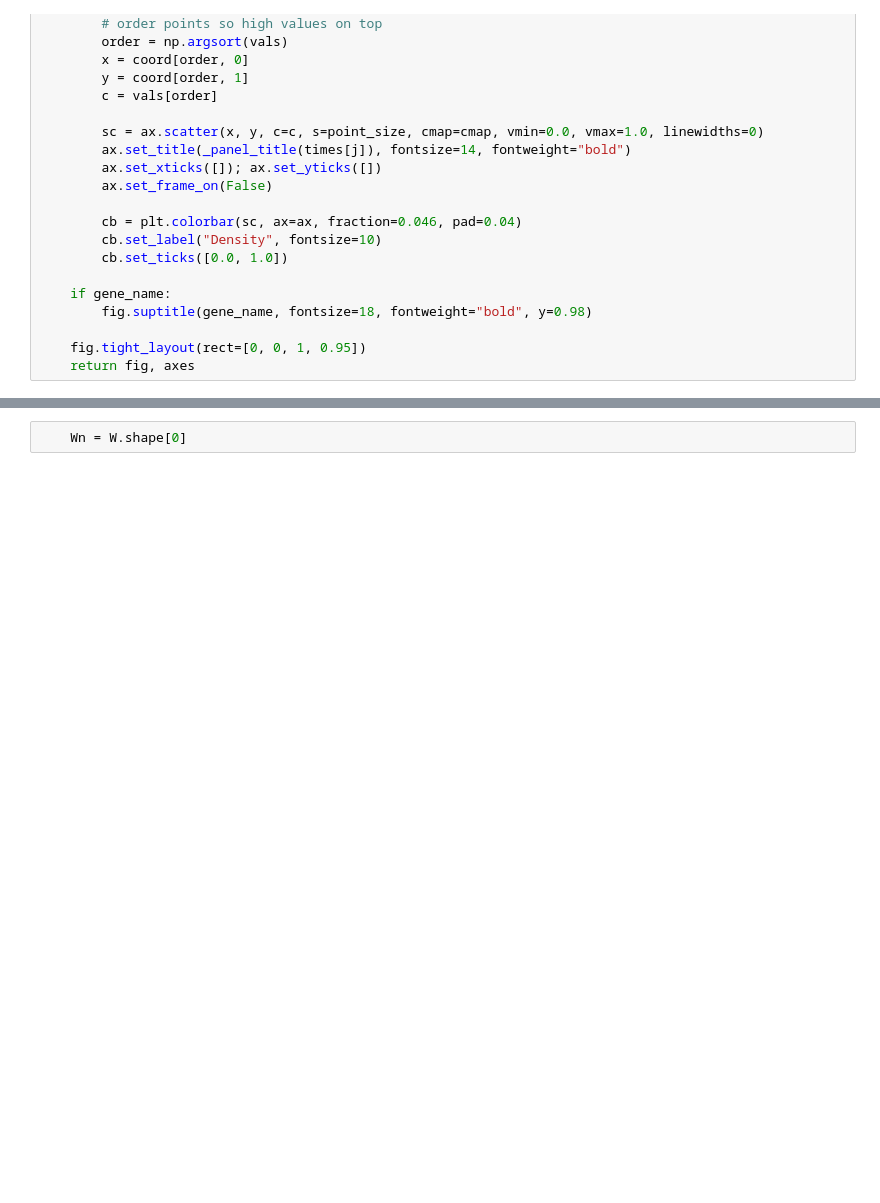
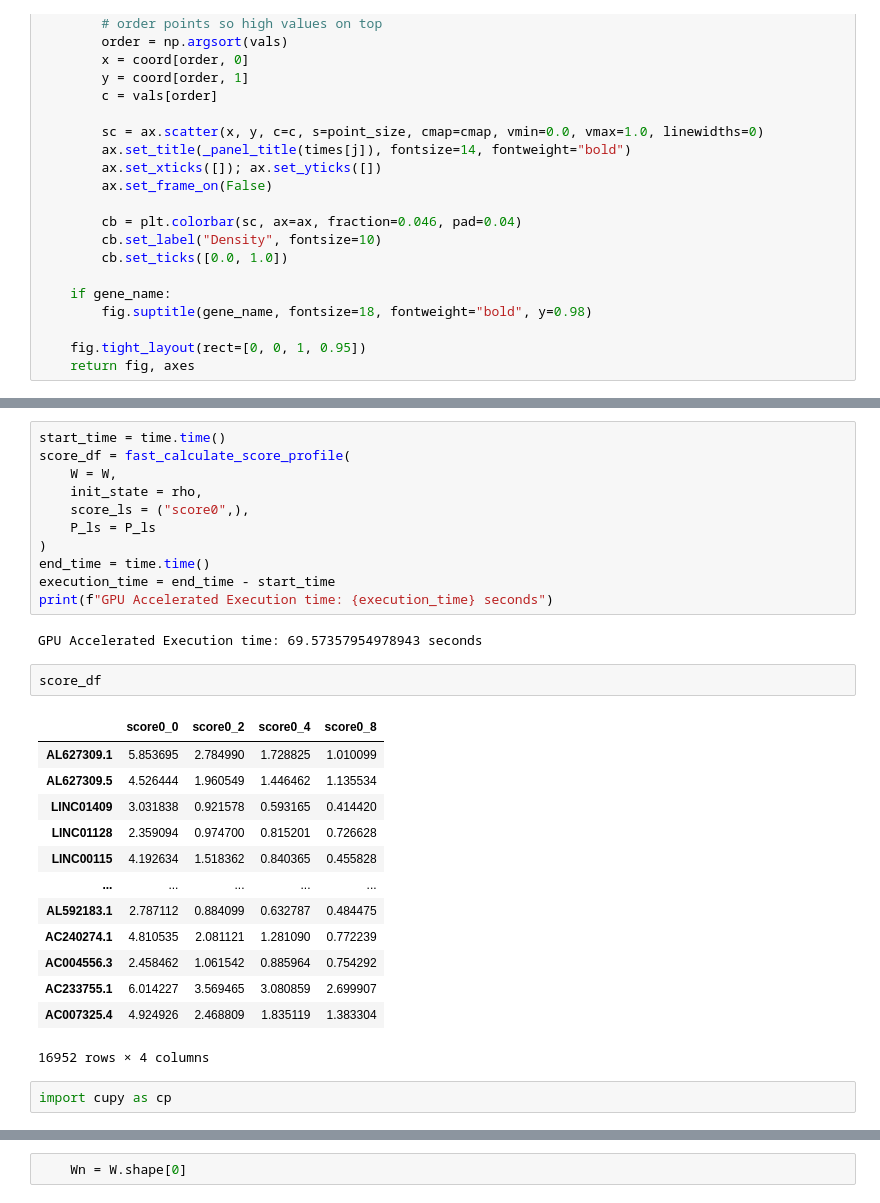
Before and after one commit to jassonmakkar/pylmd, a Jupyter notebook: pylmd/pylmd/demo.ipynb, the cells around one changed output, grey strips where cells are left out. Cells and saved outputs as stored; diff of their text form; blank space fills up the shorter version.

Commit message:
GPU-accelerate-test

```diff
--- a/pylmd/pylmd/demo.ipynb
+++ b/pylmd/pylmd/demo.ipynb
@@ -1012,0 +1054,31 @@ Execution time: 305.4705333709717 seconds
+# %%
+start_time = time.time()
+score_df = fast_calculate_score_profile(
+    W = W,
+    init_state = rho,
+    score_ls = ("score0",),
+    P_ls = P_ls
+)
+end_time = time.time()
+execution_time = end_time - start_time
+print(f"GPU Accelerated Execution time: {execution_time} seconds")
+# %% [output]
+GPU Accelerated Execution time: 69.57357954978943 seconds
+# %%
+score_df
+# %% [output]
+|  | score0_0 | score0_2 | score0_4 | score0_8 |
+| AL627309.1 | 5.853695 | 2.784990 | 1.728825 | 1.010099 |
+| AL627309.5 | 4.526444 | 1.960549 | 1.446462 | 1.135534 |
+| LINC01409 | 3.031838 | 0.921578 | 0.593165 | 0.414420 |
+| LINC01128 | 2.359094 | 0.974700 | 0.815201 | 0.726628 |
+| LINC00115 | 4.192634 | 1.518362 | 0.840365 | 0.455828 |
+| ... | ... | ... | ... | ... |
+| AL592183.1 | 2.787112 | 0.884099 | 0.632787 | 0.484475 |
+| AC240274.1 | 4.810535 | 2.081121 | 1.281090 | 0.772239 |
+| AC004556.3 | 2.458462 | 1.061542 | 0.885964 | 0.754292 |
+| AC233755.1 | 6.014227 | 3.569465 | 3.080859 | 2.699907 |
+| AC007325.4 | 4.924926 | 2.468809 | 1.835119 | 1.383304 |
+16952 rows × 4 columns
+# %%
+import cupy as cp
```
Also changed, not shown: parts of 55 cells of this notebook, 1 other file.
